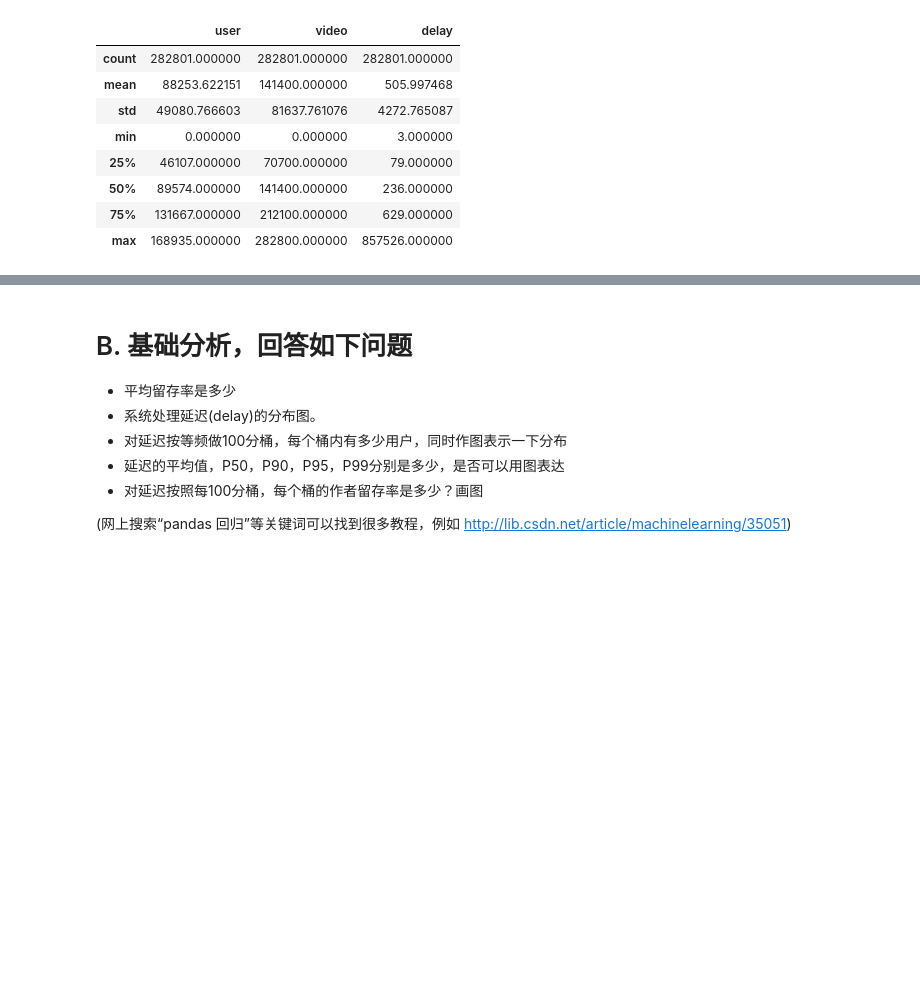
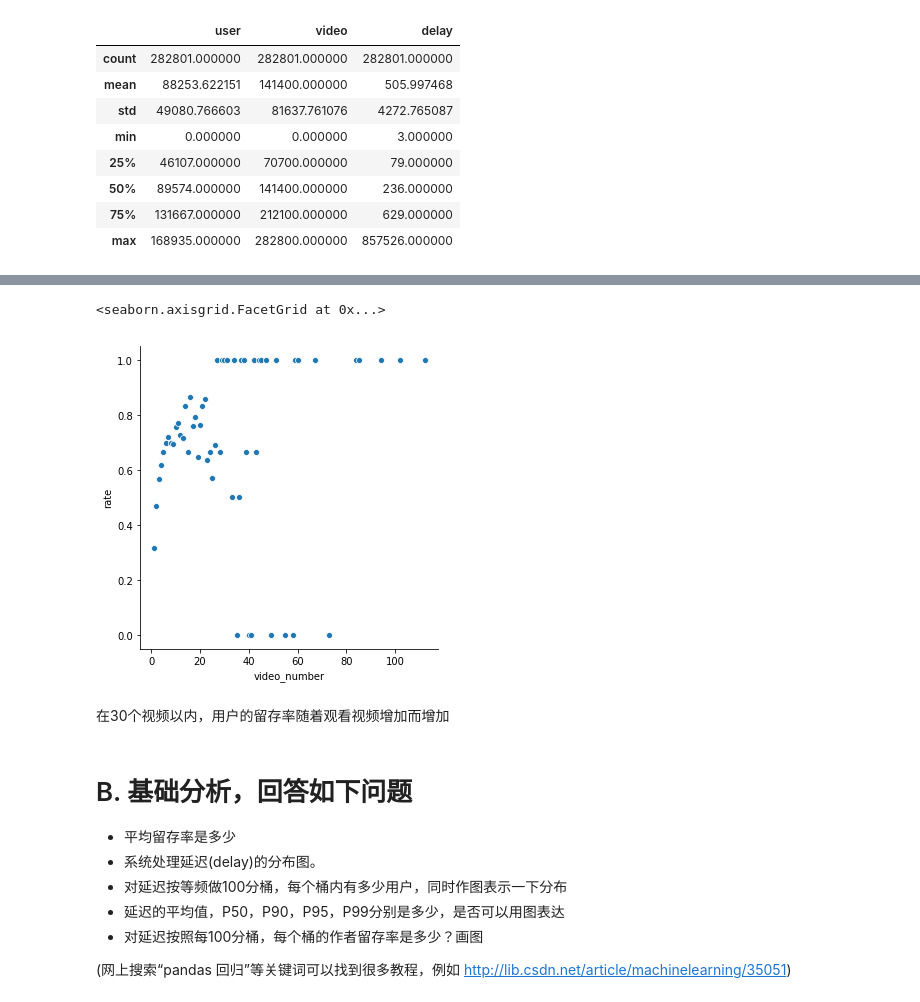
Before and after one commit to guo-sc/LearnAI, a Jupyter notebook: Course/Week03_Matplotlib&Seaborn/第三周线下/Question-Correlation-Analysis-solution.ipynb, the cells around one changed output, grey strips where cells are left out. Drawn from its saved outputs; the diff is of its cells as text; code cells hidden in the pictures; blank space fills up the shorter version.

```diff
--- a/Course/Week03_Matplotlib&Seaborn/第三周线下/Question-Correlation-Analysis-solution.ipynb
+++ b/Course/Week03_Matplotlib&Seaborn/第三周线下/Question-Correlation-Analysis-solution.ipynb
@@ -116,0 +99,6 @@ sns.relplot(x = "video",y="rate_retain",data=df3)
+# %%
+#用户看视频的个数和留存的关系（统计和画图）
+
+# 把表格合并
+df1 = pd.merge(df,retain,on="user")
+df1.head()
@@ -116,0 +112,4 @@ sns.relplot(x = "video",y="rate_retain",data=df3)
+# %%
+# 求出视频个数对应的留存率
+df1["count"] = 1
+df1 = df1.groupby("video_number").agg({"retain":"sum","count":"sum"})
@@ -117,3 +124,14 @@ sns.relplot(x = "video",y="rate_retain",data=df3)
+# %%
+df1 = df1.reset_index()
+
+df1["rate"] = df1["retain"] / df1["count"]
+
+sns.relplot(x = "video_number",y="rate",data=df1)
+# %% [output]
+<seaborn.axisgrid.FacetGrid at 0x...>
+[figure, added]
+# %% [markdown]
+在30个视频以内，用户的留存率随着观看视频增加而增加
 # %% [markdown]
 # B. 基础分析，回答如下问题
 * 平均留存率是多少
```
Also changed, not shown: parts of 15 cells of this notebook, 24 other files.
